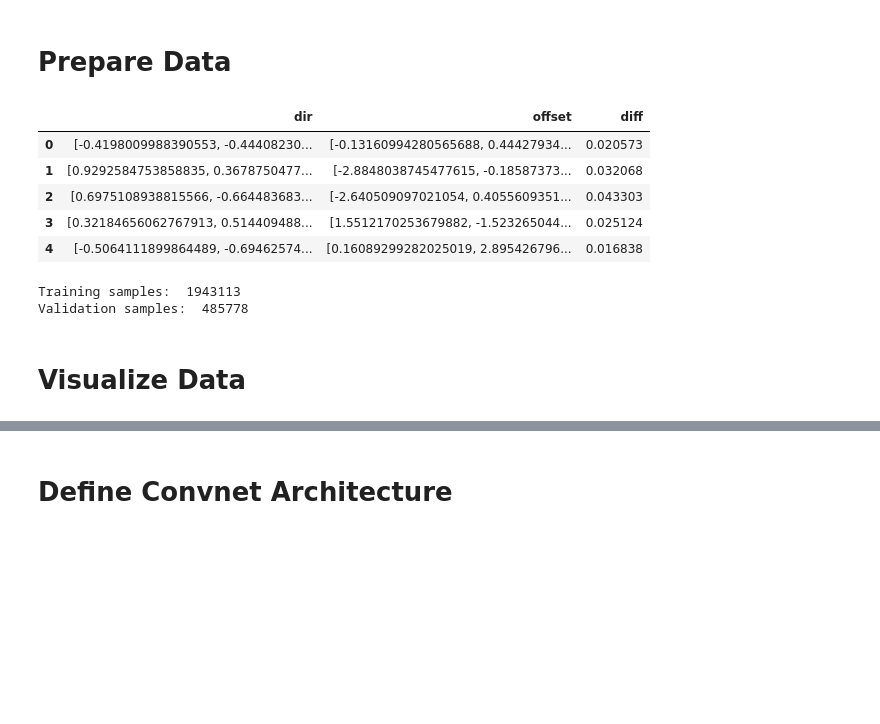
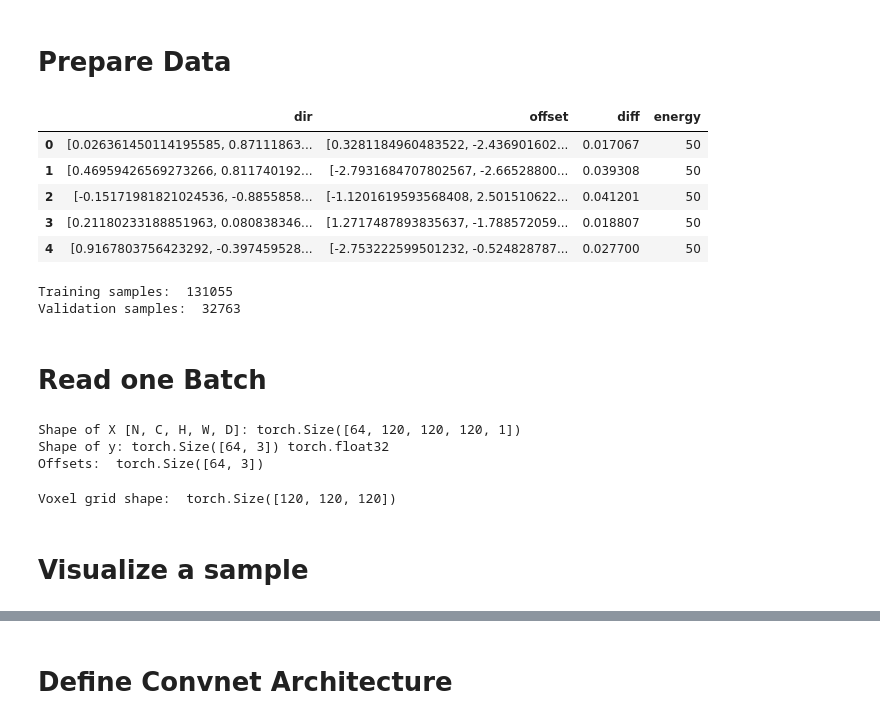
Before and after one commit to mghrear/3D_Heteroscedastic_Convnet, a Jupyter notebook: 3D_HSCDC_CNN_spconv.ipynb, the cells around one changed output, grey strips where cells are left out. Saved outputs shown, nothing was run; the diff lists cells and outputs as text; code cells hidden in the pictures; blank space fills up the shorter version.

```diff
--- a/3D_HSCDC_CNN_spconv.ipynb
+++ b/3D_HSCDC_CNN_spconv.ipynb
@@ -22,18 +22,18 @@ import contextlib
 # Prepare Data
 # %%
 # Read pandas dataframe with all information about sparse training tensors
-st_info = pd.read_pickle('/home/majd/sparse_training_tensors/sparse_tensor_info.pk')
+st_info = pd.read_pickle('/home/majd/sparse_training_tensors_test/sparse_tensor_info.pk')
 st_info.head()
 # %% [output]
-|  | dir | offset | diff |
-| 0 | [-0.4198009988390553, -0.44408230... | [-0.13160994280565688, 0.44427934... | 0.020573 |
-| 1 | [0.9292584753858835, 0.3678750477... | [-2.8848038745477615, -0.18587373... | 0.032068 |
-| 2 | [0.6975108938815566, -0.664483683... | [-2.640509097021054, 0.4055609351... | 0.043303 |
-| 3 | [0.32184656062767913, 0.514409488... | [1.5512170253679882, -1.523265044... | 0.025124 |
-| 4 | [-0.5064111899864489, -0.69462574... | [0.16089299282025019, 2.895426796... | 0.016838 |
+|  | dir | offset | diff | energy |
+| 0 | [0.026361450114195585, 0.87111863... | [0.3281184960483522, -2.436901602... | 0.017067 | 50 |
+| 1 | [0.46959426569273266, 0.811740192... | [-2.7931684707802567, -2.66528800... | 0.039308 | 50 |
+| 2 | [-0.15171981821024536, -0.8855858... | [-1.1201619593568408, 2.501510622... | 0.041201 | 50 |
+| 3 | [0.21180233188851963, 0.080838346... | [1.2717487893835637, -1.788572059... | 0.018807 | 50 |
+| 4 | [0.9167803756423292, -0.397459528... | [-2.753222599501232, -0.524828787... | 0.027700 | 50 |
 # %%
 # Make custom dataset
-MyDataset = mytools.CustomDataset(dir_loc='/home/majd/sparse_training_tensors/', st_info=st_info)
+MyDataset = mytools.CustomDataset(dir_loc='/home/majd/sparse_training_tensors_test/', st_info=st_info)
 
 # Split datat into training, validation, and testing sets
 train_dataset, val_dataset = torch.utils.data.random_split(MyDataset,[0.8, 0.2], generator=torch.Generator().manual_seed(42))
@@ -46,8 +46,27 @@ batch_size = 64
 train_dataloader = DataLoader(train_dataset, batch_size=batch_size, shuffle=True)
 val_dataloader = DataLoader(val_dataset, batch_size=batch_size, shuffle=True)
 # %% [output]
-Training samples:  1943113
-Validation samples:  485778
+Training samples:  131055
+Validation samples:  32763
+# %% [markdown]
+# Read one Batch
+# %%
+# Print tensor shapes
+for X_plot, y_plot, offset_plot in train_dataloader:
+    print(f"Shape of X [N, C, H, W, D]: {X_plot.shape}")
+    print(f"Shape of y: {y_plot.shape} {y_plot.dtype}")
+    print("Offsets: ", offset_plot.shape)
+    break
+# %% [output]
+Shape of X [N, C, H, W, D]: torch.Size([64, 120, 120, 120, 1])
+Shape of y: torch.Size([64, 3]) torch.float32
+Offsets:  torch.Size([64, 3])
+# %%
+#Record shape of voxel grid
+grid_shape = X_plot.shape[1:4]
+print("Voxel grid shape: " , grid_shape)
+# %% [output]
+Voxel grid shape:  torch.Size([120, 120, 120])
 # %% [markdown]
-# Visualize Data
+# Visualize a sample
 # %%
```
Also changed, not shown: parts of 5 cells of this notebook, 5 other files.
